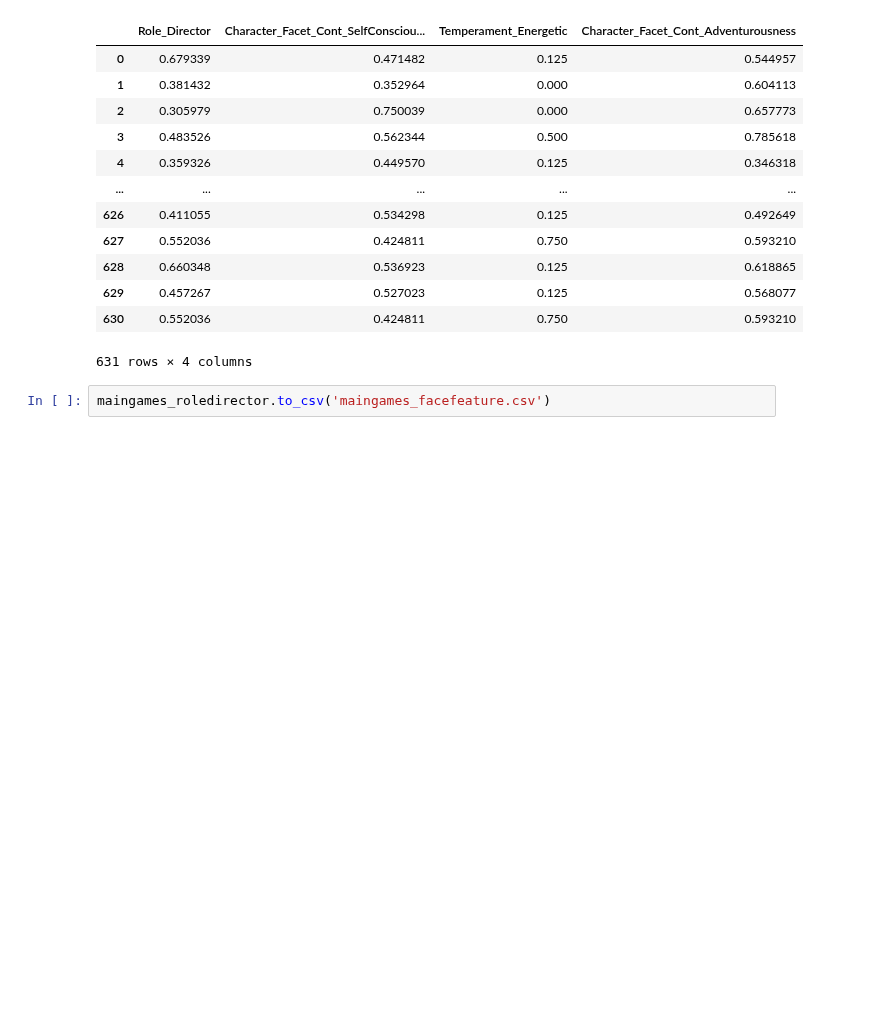
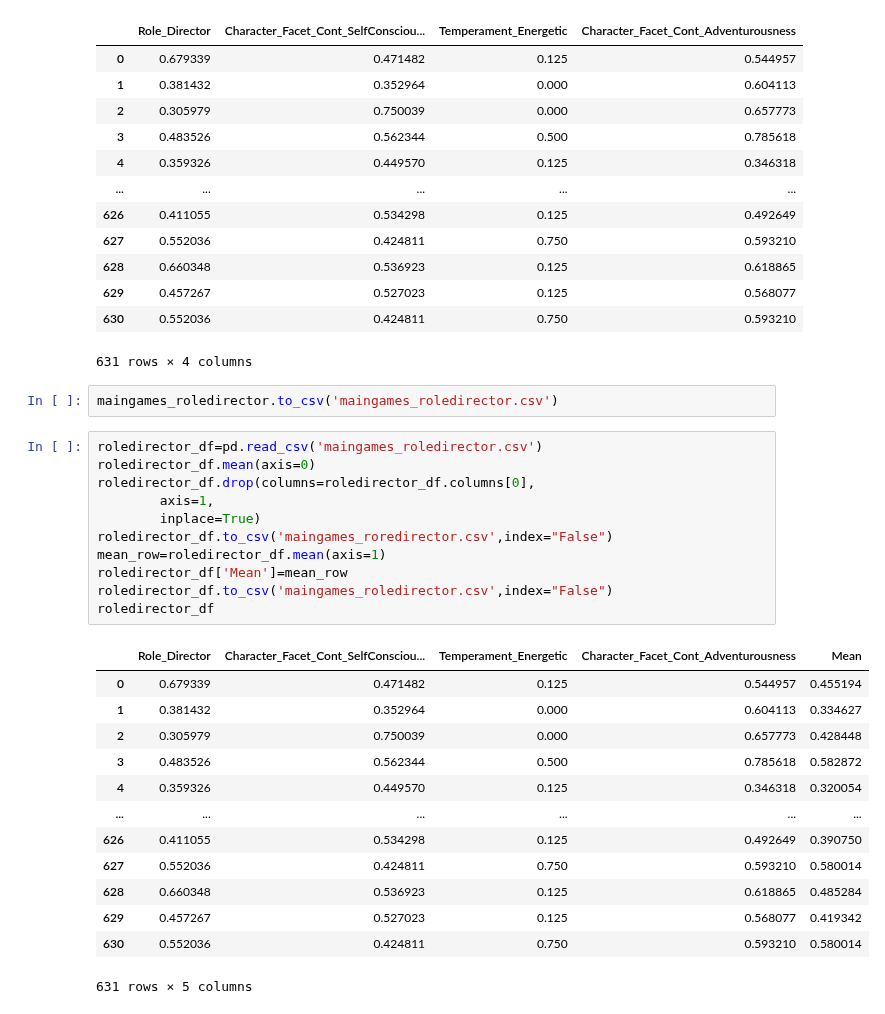
Before and after one commit to dindaslsbilla/coba, a Jupyter notebook: Untitled1.ipynb, the cells around one changed output. Cells and saved outputs as stored; diff of their text form; blank space fills up the shorter version.

```diff
--- a/Untitled1.ipynb
+++ b/Untitled1.ipynb
@@ -120,4 +120,29 @@ maingames_roledirector
 | 630 | 0.552036 | 0.424811 | 0.750 | 0.593210 |
 631 rows × 4 columns
 # %%
-maingames_roledirector.to_csv('maingames_facefeature.csv')
+maingames_roledirector.to_csv('maingames_roledirector.csv')
+# %%
+roledirector_df=pd.read_csv('maingames_roledirector.csv')
+roledirector_df.mean(axis=0)
+roledirector_df.drop(columns=roledirector_df.columns[0],
+        axis=1,
+        inplace=True)
+roledirector_df.to_csv('maingames_roredirector.csv',index="False")
+mean_row=roledirector_df.mean(axis=1)
+roledirector_df['Mean']=mean_row
+roledirector_df.to_csv('maingames_roledirector.csv',index="False")
+roledirector_df
+# %% [output]
+|  | Role_Director | Character_Facet_Cont_SelfConsciou... | Temperament_Energetic | Character_Facet_Cont_Adventurousness | Mean |
+| 0 | 0.679339 | 0.471482 | 0.125 | 0.544957 | 0.455194 |
+| 1 | 0.381432 | 0.352964 | 0.000 | 0.604113 | 0.334627 |
+| 2 | 0.305979 | 0.750039 | 0.000 | 0.657773 | 0.428448 |
+| 3 | 0.483526 | 0.562344 | 0.500 | 0.785618 | 0.582872 |
+| 4 | 0.359326 | 0.449570 | 0.125 | 0.346318 | 0.320054 |
+| ... | ... | ... | ... | ... | ... |
+| 626 | 0.411055 | 0.534298 | 0.125 | 0.492649 | 0.390750 |
+| 627 | 0.552036 | 0.424811 | 0.750 | 0.593210 | 0.580014 |
+| 628 | 0.660348 | 0.536923 | 0.125 | 0.618865 | 0.485284 |
+| 629 | 0.457267 | 0.527023 | 0.125 | 0.568077 | 0.419342 |
+| 630 | 0.552036 | 0.424811 | 0.750 | 0.593210 | 0.580014 |
+631 rows × 5 columns
```
Also changed, not shown: parts of 3 cells of this notebook, 4 other files.
